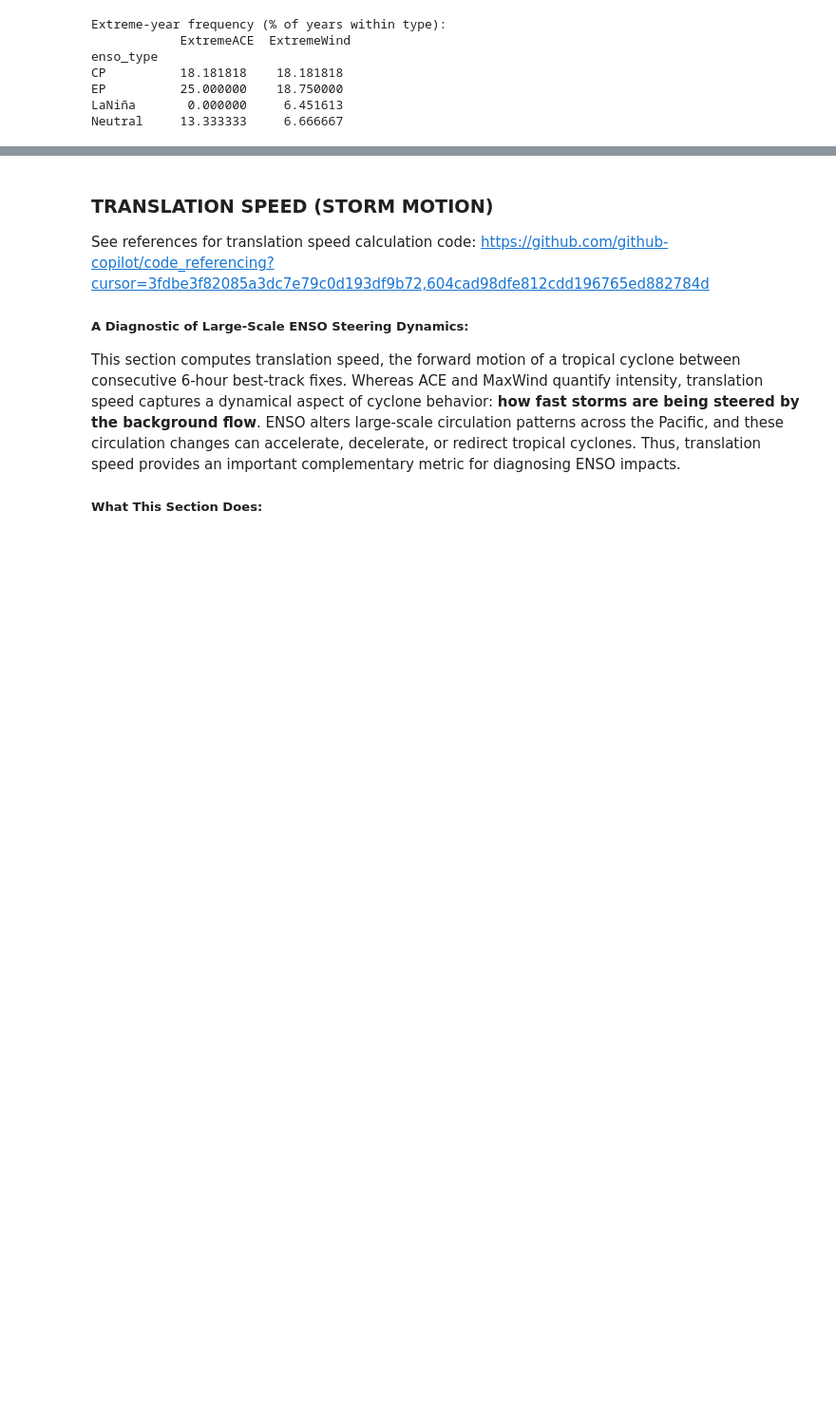
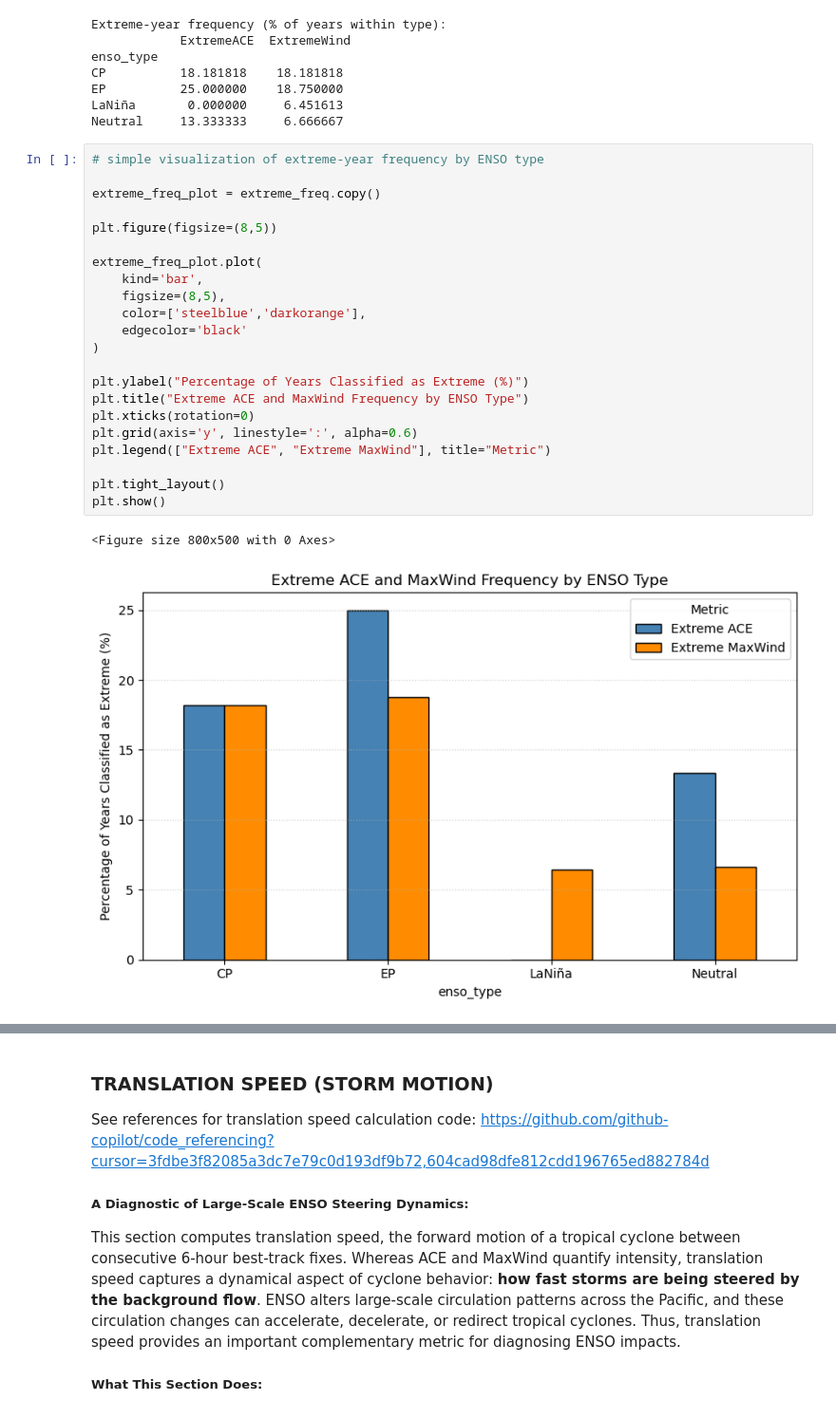
Before and after one commit to erinsatmosphere/ATMS_596_Final, a Jupyter notebook: ATMS_596_Final.ipynb, the cells around one changed output, grey strips where cells are left out. Shown at 95% size. Drawn from its saved outputs; the diff is of its cells as text; blank space fills up the shorter version.

```diff
--- a/ATMS_596_Final.ipynb
+++ b/ATMS_596_Final.ipynb
@@ -1956,3 +2206,28 @@ CP          18.181818    18.181818
 EP          25.000000    18.750000
 LaNiña       0.000000     6.451613
 Neutral     13.333333     6.666667
+# %%
+# simple visualization of extreme-year frequency by ENSO type
+
+extreme_freq_plot = extreme_freq.copy()
+
+plt.figure(figsize=(8,5))
+
+extreme_freq_plot.plot(
+    kind='bar',
+    figsize=(8,5),
+    color=['steelblue','darkorange'],
+    edgecolor='black'
+)
+
+plt.ylabel("Percentage of Years Classified as Extreme (%)")
+plt.title("Extreme ACE and MaxWind Frequency by ENSO Type")
+plt.xticks(rotation=0)
+plt.grid(axis='y', linestyle=':', alpha=0.6)
+plt.legend(["Extreme ACE", "Extreme MaxWind"], title="Metric")
+
+plt.tight_layout()
+plt.show()
+# %% [output]
+<Figure size 800x500 with 0 Axes>
+[figure, added]
```
Also changed, not shown: parts of 57 cells of this notebook.
